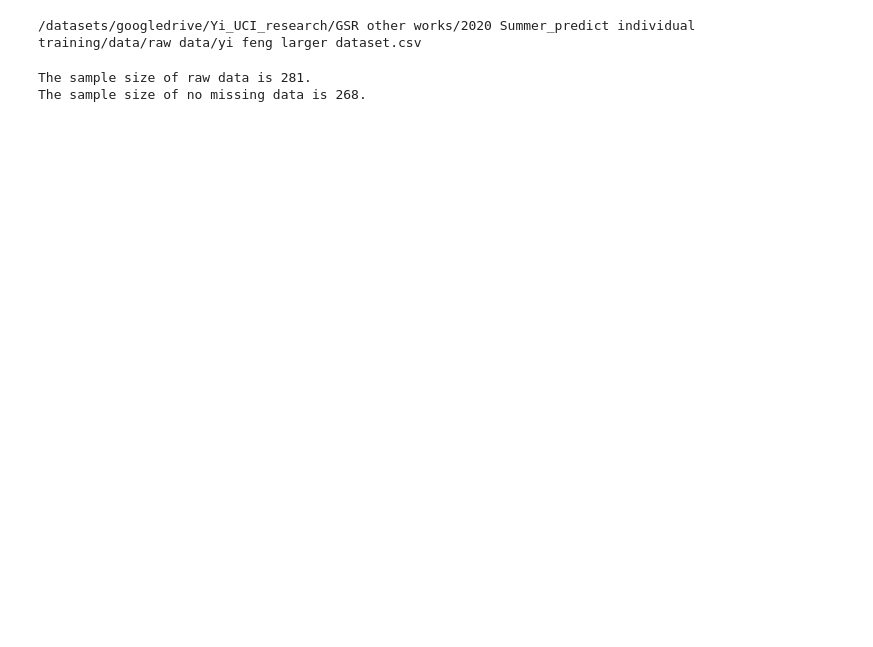
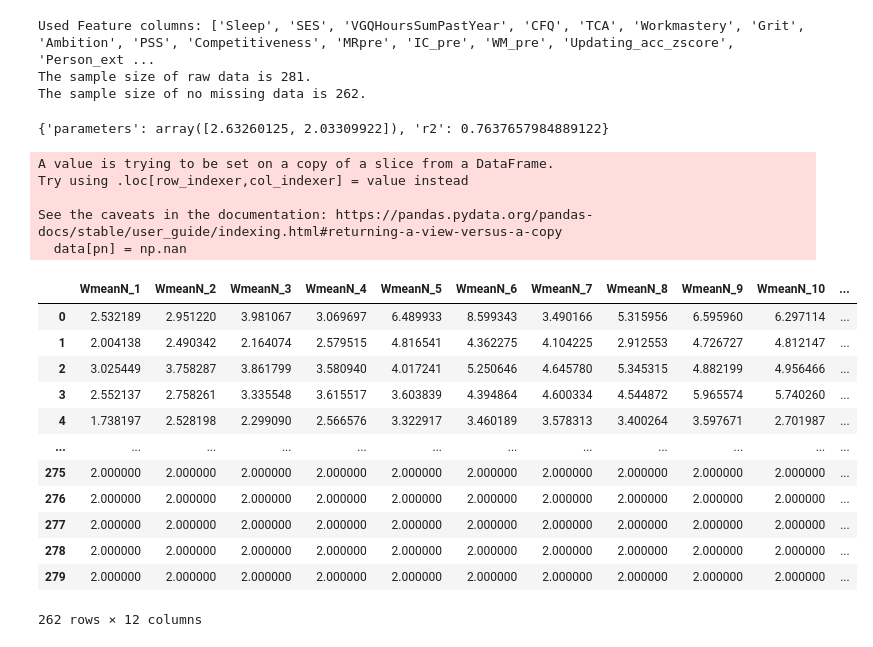
Before and after one commit to YiFeng/IndividualDifference, a Jupyter notebook: individual_differences_ml.ipynb, the cells around one changed output. Cells and saved outputs as stored; diff of their text form; code cells hidden in the pictures; blank space fills up the shorter version.

Commit message:
add raw data & intervention preprocessing. implement log regressor

```diff
--- a/individual_differences_ml.ipynb
+++ b/individual_differences_ml.ipynb
@@ -1,20 +1,25 @@
 # %%
 import os.path as path
-import pandas as pd
+import raw_data_preprocessing as rdp
 
 googledrive_loc = '/datasets/googledrive'
 data_folder_loc = 'Yi_UCI_research/GSR other works/2020 Summer_predict individual training/data/'
 file_name = 'raw data/yi feng larger dataset.csv'
 data_path = path.join(googledrive_loc, data_folder_loc, file_name)
-raw_data = pd.read_csv(data_path)
+raw_data = rdp.read_raw_data(data_path)
+print('Used Feature columns: {}'.format(rdp.feature_col_names))
+data_no_missing = rdp.delete_missing_row(raw_data)
 # %% [output]
-/datasets/googledrive/Yi_UCI_research/GSR other works/2020 Summer_predict individual training/data/raw data/yi feng larger dataset.csv
+Used Feature columns: ['Sleep', 'SES', 'VGQHoursSumPastYear', 'CFQ', 'TCA', 'Workmastery', 'Grit', 'Ambition', 'PSS', 'Competitiveness', 'MRpre', 'IC_pre', 'WM_pre', 'Updating_acc_zscore', 'Person_ext ...
+The sample size of raw data is 281.
+The sample size of no missing data is 262.
-# %%
-import raw_data_preprocessing
-feature_col_names = ['Sleep','SES','VGQHoursSumPastYear','CFQ', 'TCA','Workmastery','Grit', 'Ambition','PSS', 'Competitiveness',\
-            'MRpre', 'IC_pre', 'WM_pre', 'Updating_acc_zscore',\
-            'Person_extraver', 'Person_agreeable', 'Person_conscien', 'Person_emot', 'Person_opennes']
-data_no_missing = raw_data_preprocessing.delete_missing_row(raw_data, feature_col_names)
-# %% [output]
-The sample size of raw data is 281.
-The sample size of no missing data is 268.
+# %%
+import intervention_data_preprocessing as idp
+
+x = range(1,10)
+y = [3,4,3,5,6,7,8,9,7]
+log_reg = idp.LogRegressor(0)
+result = log_reg.fit_row(x,y)
+print(result)
+# %% [output]
+{'parameters': array([2.63260125, 2.03309922]), 'r2': 0.7637657984889122}
@@ -21,3 +30,26 @@ The sample size of no missing data is 268.
+# %%
+intervention_data = idp.get_intervention_data(data_no_missing)
+log_reg.fit(intervention_data)
+intervention_data
+# %% [output]
+A value is trying to be set on a copy of a slice from a DataFrame.
+Try using .loc[row_indexer,col_indexer] = value instead
+
+See the caveats in the documentation: https://pandas.pydata.org/pandas-docs/stable/user_guide/indexing.html#returning-a-view-versus-a-copy
+  data[pn] = np.nan
+|  | WmeanN_1 | WmeanN_2 | WmeanN_3 | WmeanN_4 | WmeanN_5 | WmeanN_6 | WmeanN_7 | WmeanN_8 | WmeanN_9 | WmeanN_10 | ... |
+| 0 | 2.532189 | 2.951220 | 3.981067 | 3.069697 | 6.489933 | 8.599343 | 3.490166 | 5.315956 | 6.595960 | 6.297114 | ... |
+| 1 | 2.004138 | 2.490342 | 2.164074 | 2.579515 | 4.816541 | 4.362275 | 4.104225 | 2.912553 | 4.726727 | 4.812147 | ... |
+| 2 | 3.025449 | 3.758287 | 3.861799 | 3.580940 | 4.017241 | 5.250646 | 4.645780 | 5.345315 | 4.882199 | 4.956466 | ... |
+| 3 | 2.552137 | 2.758261 | 3.335548 | 3.615517 | 3.603839 | 4.394864 | 4.600334 | 4.544872 | 5.965574 | 5.740260 | ... |
+| 4 | 1.738197 | 2.528198 | 2.299090 | 2.566576 | 3.322917 | 3.460189 | 3.578313 | 3.400264 | 3.597671 | 2.701987 | ... |
+| ... | ... | ... | ... | ... | ... | ... | ... | ... | ... | ... | ... |
+| 275 | 2.000000 | 2.000000 | 2.000000 | 2.000000 | 2.000000 | 2.000000 | 2.000000 | 2.000000 | 2.000000 | 2.000000 | ... |
+| 276 | 2.000000 | 2.000000 | 2.000000 | 2.000000 | 2.000000 | 2.000000 | 2.000000 | 2.000000 | 2.000000 | 2.000000 | ... |
+| 277 | 2.000000 | 2.000000 | 2.000000 | 2.000000 | 2.000000 | 2.000000 | 2.000000 | 2.000000 | 2.000000 | 2.000000 | ... |
+| 278 | 2.000000 | 2.000000 | 2.000000 | 2.000000 | 2.000000 | 2.000000 | 2.000000 | 2.000000 | 2.000000 | 2.000000 | ... |
+| 279 | 2.000000 | 2.000000 | 2.000000 | 2.000000 | 2.000000 | 2.000000 | 2.000000 | 2.000000 | 2.000000 | 2.000000 | ... |
+262 rows × 12 columns
 # %% [markdown]
 <a style='text-decoration:none;line-height:16px;display:flex;color:#5B5B62;padding:10px;justify-content:end;' href='https://deepnote.com?utm_source=created-in-deepnote-cell&projectId=6b8ead81-70bf-4d6b-bd50-8194f8f72b46' target="_blank">
 <img style='display:inline;max-height:16px;margin:0px;margin-right:7.5px;' src='embedded-picture-1' > </img>
```
Also changed, not shown: parts of 1 cell of this notebook, 2 other files.
